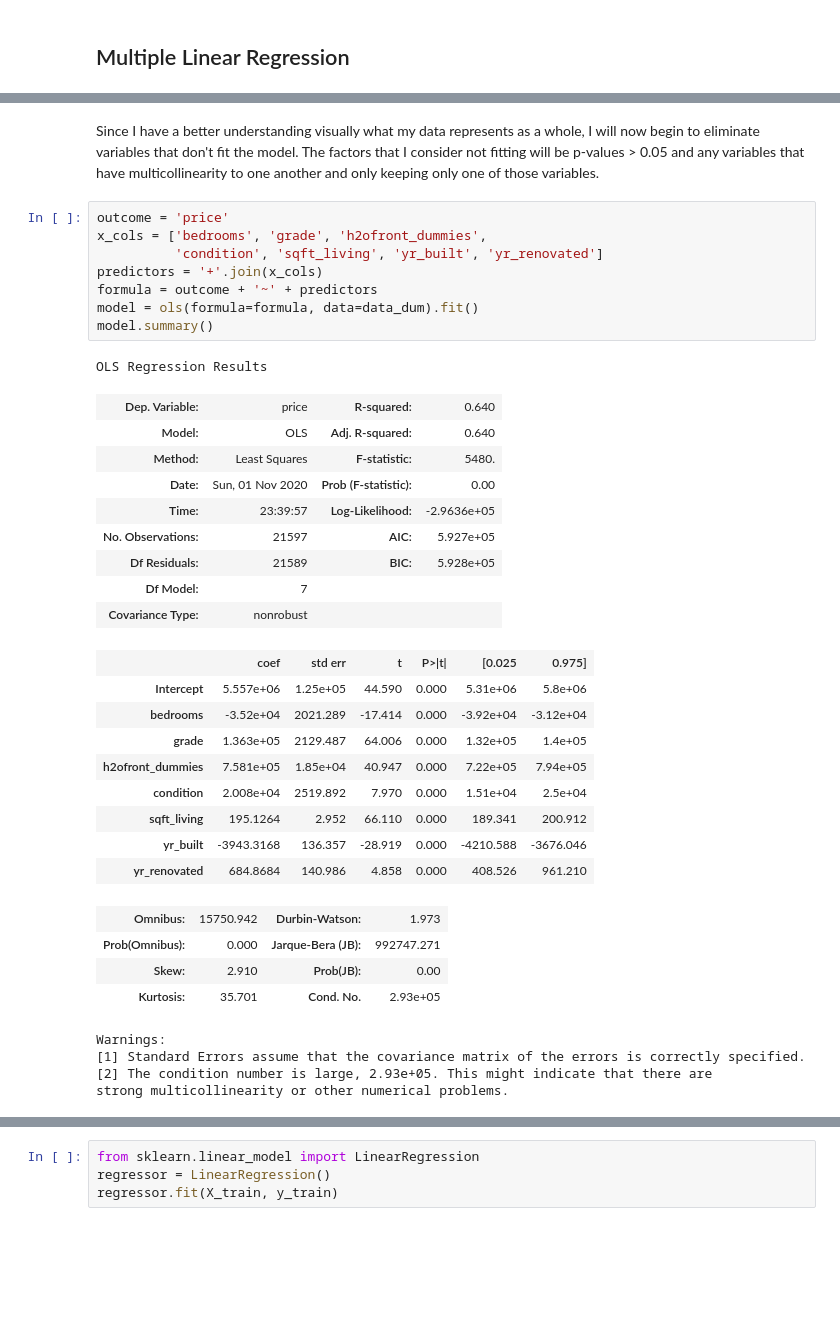
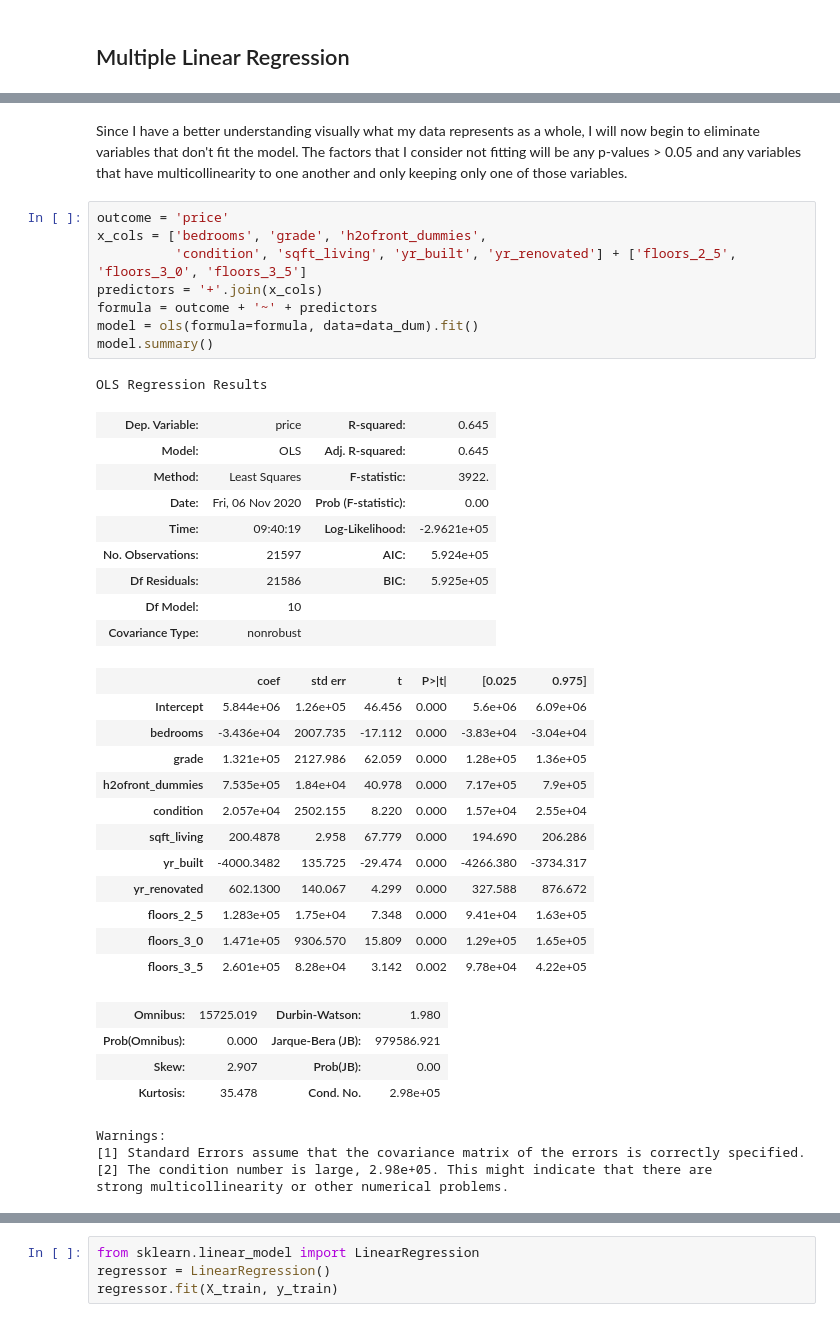
Before and after one commit to zhyde23/KC_Housing_Project, a Jupyter notebook: KC Housing Project-Final Submission.ipynb, the cells around one changed output, grey strips where cells are left out. Cells and saved outputs as stored; diff of their text form; blank space fills up the shorter version.

```diff
--- a/KC Housing Project-Final Submission.ipynb
+++ b/KC Housing Project-Final Submission.ipynb
@@ -444,38 +444,41 @@ strong multicollinearity or other numerical problems.
 # %% [markdown]
-Since I have a better understanding visually what my data represents as a whole, I will now begin to eliminate variables that don't fit the model. The factors that I consider not fitting will be p-values > 0.05 and any variables that have multicollinearity to one another and only keeping only one of those variables.
+Since I have a better understanding visually what my data represents as a whole, I will now begin to eliminate variables that don't fit the model. The factors that I consider not fitting will be any p-values > 0.05 and any variables that have multicollinearity to one another and only keeping only one of those variables.
 # %%
 outcome = 'price'
 x_cols = ['bedrooms', 'grade', 'h2ofront_dummies',
-          'condition', 'sqft_living', 'yr_built', 'yr_renovated']
+          'condition', 'sqft_living', 'yr_built', 'yr_renovated'] + ['floors_2_5', 'floors_3_0', 'floors_3_5']
 predictors = '+'.join(x_cols)
 formula = outcome + '~' + predictors
 model = ols(formula=formula, data=data_dum).fit()
 model.summary()
 # %% [output]
 OLS Regression Results
-| Dep. Variable: | price | R-squared: | 0.640 |
-| Model: | OLS | Adj. R-squared: | 0.640 |
-| Method: | Least Squares | F-statistic: | 5480. |
-| Date: | Sun, 01 Nov 2020 | Prob (F-statistic): | 0.00 |
-| Time: | 23:39:57 | Log-Likelihood: | -2.9636e+05 |
-| No. Observations: | 21597 | AIC: | 5.927e+05 |
-| Df Residuals: | 21589 | BIC: | 5.928e+05 |
-| Df Model: | 7 |  |  |
+| Dep. Variable: | price | R-squared: | 0.645 |
+| Model: | OLS | Adj. R-squared: | 0.645 |
+| Method: | Least Squares | F-statistic: | 3922. |
+| Date: | Fri, 06 Nov 2020 | Prob (F-statistic): | 0.00 |
+| Time: | 09:40:19 | Log-Likelihood: | -2.9621e+05 |
+| No. Observations: | 21597 | AIC: | 5.924e+05 |
+| Df Residuals: | 21586 | BIC: | 5.925e+05 |
+| Df Model: | 10 |  |  |
 | Covariance Type: | nonrobust |  |  |
 |  | coef | std err | t | P>|t| | [0.025 | 0.975] |
-| Intercept | 5.557e+06 | 1.25e+05 | 44.590 | 0.000 | 5.31e+06 | 5.8e+06 |
-| bedrooms | -3.52e+04 | 2021.289 | -17.414 | 0.000 | -3.92e+04 | -3.12e+04 |
-| grade | 1.363e+05 | 2129.487 | 64.006 | 0.000 | 1.32e+05 | 1.4e+05 |
-| h2ofront_dummies | 7.581e+05 | 1.85e+04 | 40.947 | 0.000 | 7.22e+05 | 7.94e+05 |
-| condition | 2.008e+04 | 2519.892 | 7.970 | 0.000 | 1.51e+04 | 2.5e+04 |
-| sqft_living | 195.1264 | 2.952 | 66.110 | 0.000 | 189.341 | 200.912 |
-| yr_built | -3943.3168 | 136.357 | -28.919 | 0.000 | -4210.588 | -3676.046 |
-| yr_renovated | 684.8684 | 140.986 | 4.858 | 0.000 | 408.526 | 961.210 |
+| Intercept | 5.844e+06 | 1.26e+05 | 46.456 | 0.000 | 5.6e+06 | 6.09e+06 |
+| bedrooms | -3.436e+04 | 2007.735 | -17.112 | 0.000 | -3.83e+04 | -3.04e+04 |
+| grade | 1.321e+05 | 2127.986 | 62.059 | 0.000 | 1.28e+05 | 1.36e+05 |
+| h2ofront_dummies | 7.535e+05 | 1.84e+04 | 40.978 | 0.000 | 7.17e+05 | 7.9e+05 |
+| condition | 2.057e+04 | 2502.155 | 8.220 | 0.000 | 1.57e+04 | 2.55e+04 |
+| sqft_living | 200.4878 | 2.958 | 67.779 | 0.000 | 194.690 | 206.286 |
+| yr_built | -4000.3482 | 135.725 | -29.474 | 0.000 | -4266.380 | -3734.317 |
+| yr_renovated | 602.1300 | 140.067 | 4.299 | 0.000 | 327.588 | 876.672 |
+| floors_2_5 | 1.283e+05 | 1.75e+04 | 7.348 | 0.000 | 9.41e+04 | 1.63e+05 |
+| floors_3_0 | 1.471e+05 | 9306.570 | 15.809 | 0.000 | 1.29e+05 | 1.65e+05 |
+| floors_3_5 | 2.601e+05 | 8.28e+04 | 3.142 | 0.002 | 9.78e+04 | 4.22e+05 |
-| Omnibus: | 15750.942 | Durbin-Watson: | 1.973 |
-| Prob(Omnibus): | 0.000 | Jarque-Bera (JB): | 992747.271 |
-| Skew: | 2.910 | Prob(JB): | 0.00 |
-| Kurtosis: | 35.701 | Cond. No. | 2.93e+05 |
+| Omnibus: | 15725.019 | Durbin-Watson: | 1.980 |
+| Prob(Omnibus): | 0.000 | Jarque-Bera (JB): | 979586.921 |
+| Skew: | 2.907 | Prob(JB): | 0.00 |
+| Kurtosis: | 35.478 | Cond. No. | 2.98e+05 |
 Warnings:
 [1] Standard Errors assume that the covariance matrix of the errors is correctly specified.
-[2] The condition number is large, 2.93e+05. This might indicate that there are
+[2] The condition number is large, 2.98e+05. This might indicate that there are
 strong multicollinearity or other numerical problems.
```
Also changed, not shown: parts of 20 cells of this notebook, 2 other files.
